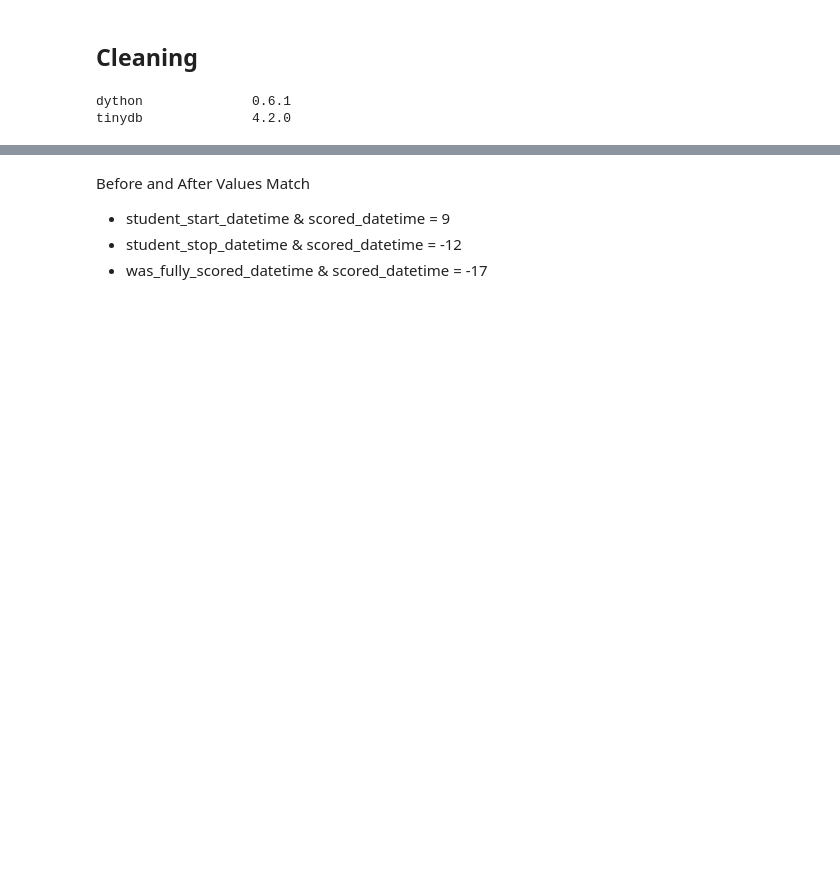
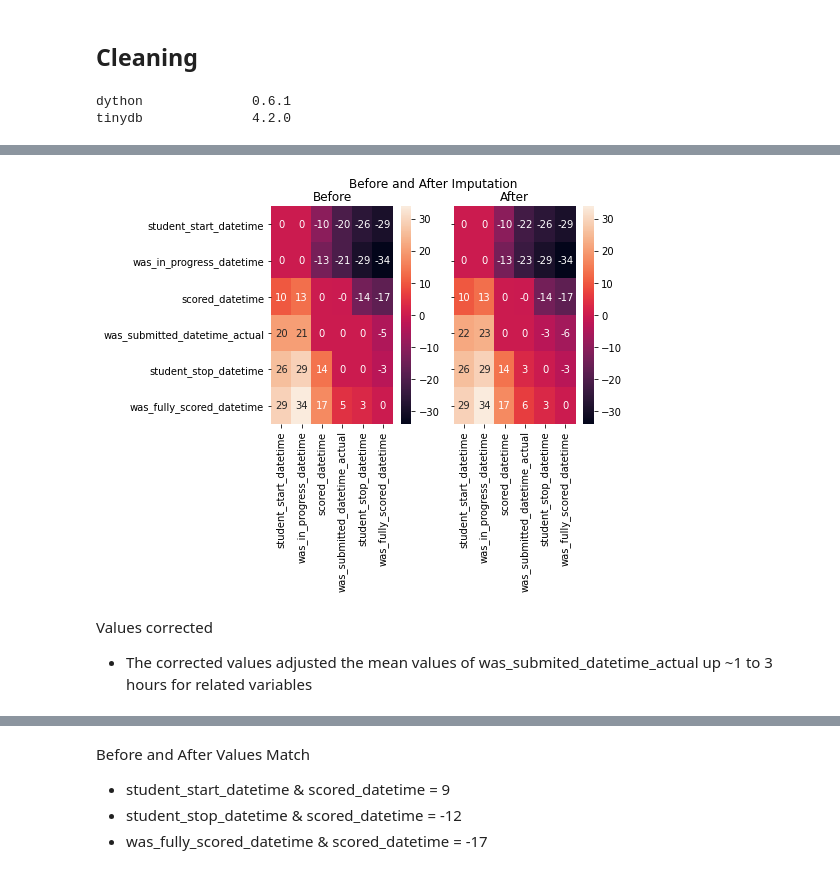
Before and after one commit to dlhinkley/c772-capstone-project, a Jupyter notebook: jupyter/03-cleaning.ipynb, the cells around one changed output, grey strips where cells are left out. Drawn from its saved outputs; the diff is of its cells as text; code cells hidden in the pictures; blank space fills up the shorter version.

```diff
--- a/jupyter/03-cleaning.ipynb
+++ b/jupyter/03-cleaning.ipynb
@@ -159,0 +70,13 @@ dual_mean_hours_assignment(
+# %%
+dual_mean_hours_assignment(
+    get_random_sample(dfFlt),
+    get_random_sample(dfClean),
+    title1 = 'Before',
+    title2 = 'After',
+    main = 'Before and After Imputation'
+)
+# %% [output]
+[figure, added]
+# %% [markdown]
+Values corrected
+- The corrected values adjusted the mean values of was_submited_datetime_actual up ~1 to 3 hours for related variables
```
Also changed, not shown: parts of 76 cells of this notebook, 7 other files.
